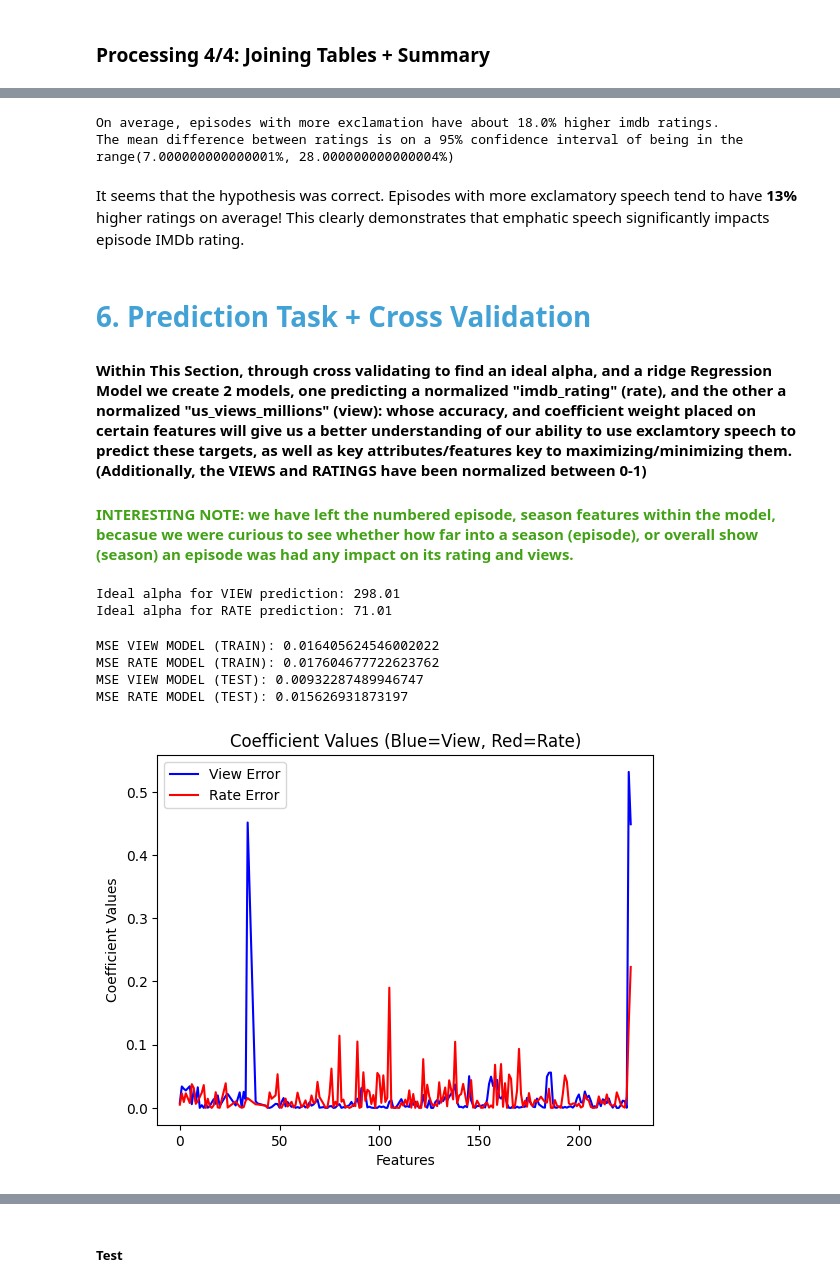
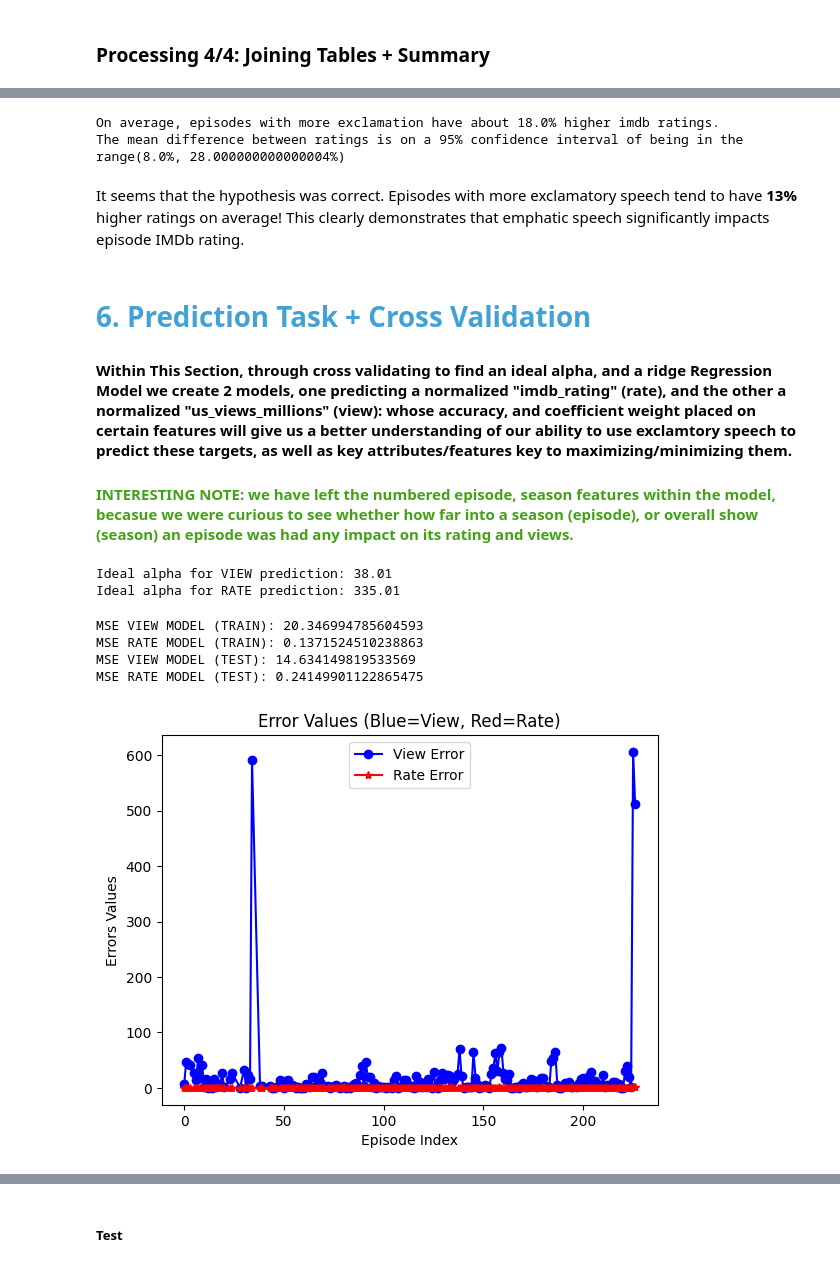
Before and after one commit to OMacgowan/episode_rating_predictor, a Jupyter notebook: main.ipynb, the cells around one changed output, grey strips where cells are left out. Drawn from its saved outputs; the diff is of its cells as text; code cells hidden in the pictures.

```diff
--- a/main.ipynb
+++ b/main.ipynb
@@ -216,6 +218,7 @@ jt_3.head(3)
 # %%
 joined_table_final = pd.merge(pd.merge(jt_1, jt_2, on=["season", "episode"]), jt_3, on=["season", "episode"])
 joined_table_final = joined_table_final.dropna().sort_values(by=["season", "episode"])
+joined_table_final["intercept"] = 1
 joined_table_final.head(2)
 # %% [output]
 |  | season | episode | total_lines | total_speakers | oc_lines | oc_exclam | lines_Chandler Bing | ... |
@@ -267,21 +271,25 @@ print(f'On average, episodes with more exclamation have about {mean_difference*1
 print(f'The mean difference between ratings is on a 95% confidence interval of being in the range({round(ci_95[0],2)*100}%, {round(ci_95[1],2)*100}%)')
 # %% [output]
 On average, episodes with more exclamation have about 18.0% higher imdb ratings.
-The mean difference between ratings is on a 95% confidence interval of being in the range(7.000000000000001%, 28.000000000000004%)
+The mean difference between ratings is on a 95% confidence interval of being in the range(8.0%, 28.000000000000004%)
 # %% [markdown]
 It seems that the hypothesis was correct. Episodes with more exclamatory speech tend to have **13%** higher ratings on average! This clearly demonstrates that emphatic speech significantly impacts episode IMDb rating.
 # %% [markdown]
 # <span style="color:#42a2d6;">__6. Prediction Task + Cross Validation__</span>
 
-#### Within This Section, through cross validating to find an ideal alpha, and a ridge Regression Model we create 2 models, one predicting a normalized "imdb_rating" (rate), and the other a normalized "us_views_millions" (view): whose accuracy, and coefficient weight placed on certain features will give us a better understanding of our ability to use exclamtory speech to predict these targets, as well as key attributes/features key to maximizing/minimizing them. (Additionally, the VIEWS and RATINGS have been normalized between 0-1)
+#### Within This Section, through cross validating to find an ideal alpha, and a ridge Regression Model we create 2 models, one predicting a normalized "imdb_rating" (rate), and the other a normalized "us_views_millions" (view): whose accuracy, and coefficient weight placed on certain features will give us a better understanding of our ability to use exclamtory speech to predict these targets, as well as key attributes/features key to maximizing/minimizing them.
 
 #### <span style="color:#42a216;">INTERESTING NOTE: we have left the numbered episode, season features within the model, becasue we were curious to see whether how far into a season (episode), or overall show (season) an episode was had any impact on its rating and views.  </span>
 # %%
 
 # Separate features and target variables, and normalize
 x_cols = joined_table_final.drop(["us_views_millions", "imdb_rating"], axis=1)
-normalized_y_views = normalize_column(pd.Series(joined_table_final['us_views_millions']))
-normalized_y_rating = normalize_column(pd.Series(joined_table_final['imdb_rating']))
+
+normalized_y_views = pd.Series(joined_table_final['us_views_millions'])
+# normalized_y_views = normalized_y_views/normalized_y_views.mean()
+
+normalized_y_rating = pd.Series(joined_table_final['imdb_rating'])
+# normalized_y_rating = normalized_y_rating/normalized_y_rating.mean()
 
 # Split data used for VIEW, RATING prediction
 X_train_view, X_test_view, y_train_view, y_test_view = train_test_split(x_cols, normalized_y_views, test_size=0.10)
@@ -297,53 +305,54 @@ X_test_rate_scaled = scaler.transform(X_test_rate)
 
 
 #Find Ideal Alpha For VIEW, RATING Prediction
-cv = RepeatedKFold(n_splits=10, n_repeats=3, random_state=1)
-model_ridge_cv_1 = RidgeCV(alphas=np.arange(0.01, 1000, 1), cv=cv, scoring='neg_mean_absolute_error')
+cv = RepeatedKFold(n_splits=10, n_repeats=3)
+model_ridge_cv_1 = RidgeCV(alphas=np.arange(0.01, 1000, 1), cv=cv, scoring='neg_mean_squared_error')
 model_ridge_cv_1.fit(X_train_view_scaled, y_train_view)
 view_ideal_alpha = model_ridge_cv_1.alpha_
 
-model_ridge_cv_2 = RidgeCV(alphas=np.arange(0.01, 1000, 1), cv=cv, scoring='neg_mean_absolute_error')
+model_ridge_cv_2 = RidgeCV(alphas=np.arange(0.01, 1000, 1), cv=cv, scoring='neg_mean_squared_error')
 model_ridge_cv_2.fit(X_train_rate_scaled, y_train_rate)
 rate_ideal_alpha = model_ridge_cv_2.alpha_
 
+
 print("Ideal alpha for VIEW prediction:", view_ideal_alpha)
 print("Ideal alpha for RATE prediction:", rate_ideal_alpha)
 # %% [output]
-Ideal alpha for VIEW prediction: 298.01
-Ideal alpha for RATE prediction: 71.01
+Ideal alpha for VIEW prediction: 38.01
+Ideal alpha for RATE prediction: 335.01
 # %%
 
 #Training Model With Optimal Alpha, for VIEW, RATE
 model_for_view = Ridge(alpha=view_ideal_alpha)
 model_for_view = model_for_view.fit(X_train_view_scaled, y_train_view)
 model_for_rate = Ridge(alpha=rate_ideal_alpha)
 model_for_rate = model_for_rate.fit(X_train_rate_scaled, y_train_rate)
 
 #Printing Error (TRAIN)
 print(f'MSE VIEW MODEL (TRAIN): {sklm.mean_squared_error(y_train_view, model_for_view.predict(X_train_view_scaled))}')
 print(f'MSE RATE MODEL (TRAIN): {sklm.mean_squared_error(y_train_rate, model_for_rate.predict(X_train_rate_scaled))}')
 
 #Printing Error: (TEST)
 print(f'MSE VIEW MODEL (TEST): {sklm.mean_squared_error(y_test_view, model_for_view.predict(X_test_view_scaled))}')
 print(f'MSE RATE MODEL (TEST): {sklm.mean_squared_error(y_test_rate, model_for_rate.predict(X_test_rate_scaled))}')
 
 #Plotting Error: (ON ALL - SQUARED ERROR)
 view_error = pd.Series((normalized_y_views - model_for_view.predict(scaler.fit_transform(x_cols)))**2)
 rate_error = pd.Series((normalized_y_rating - model_for_rate.predict(scaler.fit_transform(x_cols)))**2)
 
-view_error.plot( color='blue' , label='View Error')
-rate_error.plot( color='red', label='Rate Error')
-plt.xlabel('Features')
-plt.ylabel('Coefficient Values')
-plt.title('Coefficient Values (Blue=View, Red=Rate)')
+view_error.plot( color='blue' , label='View Error', marker="o")
+rate_error.plot( color='red', label='Rate Error', marker="*")
+plt.xlabel('Episode Index')
+plt.ylabel('Errors Values')
+plt.title('Error Values (Blue=View, Red=Rate)')
 plt.legend()
 plt.show()
 # %% [output]
-MSE VIEW MODEL (TRAIN): 0.016405624546002022
-MSE RATE MODEL (TRAIN): 0.017604677722623762
-MSE VIEW MODEL (TEST): 0.00932287489946747
-MSE RATE MODEL (TEST): 0.015626931873197
+MSE VIEW MODEL (TRAIN): 20.346994785604593
+MSE RATE MODEL (TRAIN): 0.1371524510238863
+MSE VIEW MODEL (TEST): 14.634149819533569
+MSE RATE MODEL (TEST): 0.24149901122865475
-[figure, old version]
+[figure, new version]
 # %%
 #Saving Coefficients:
 view_coefficients = pd.Series(model_for_view.coef_, index=X_train_rate.columns)
```
Also changed, not shown: parts of 8 cells of this notebook.
